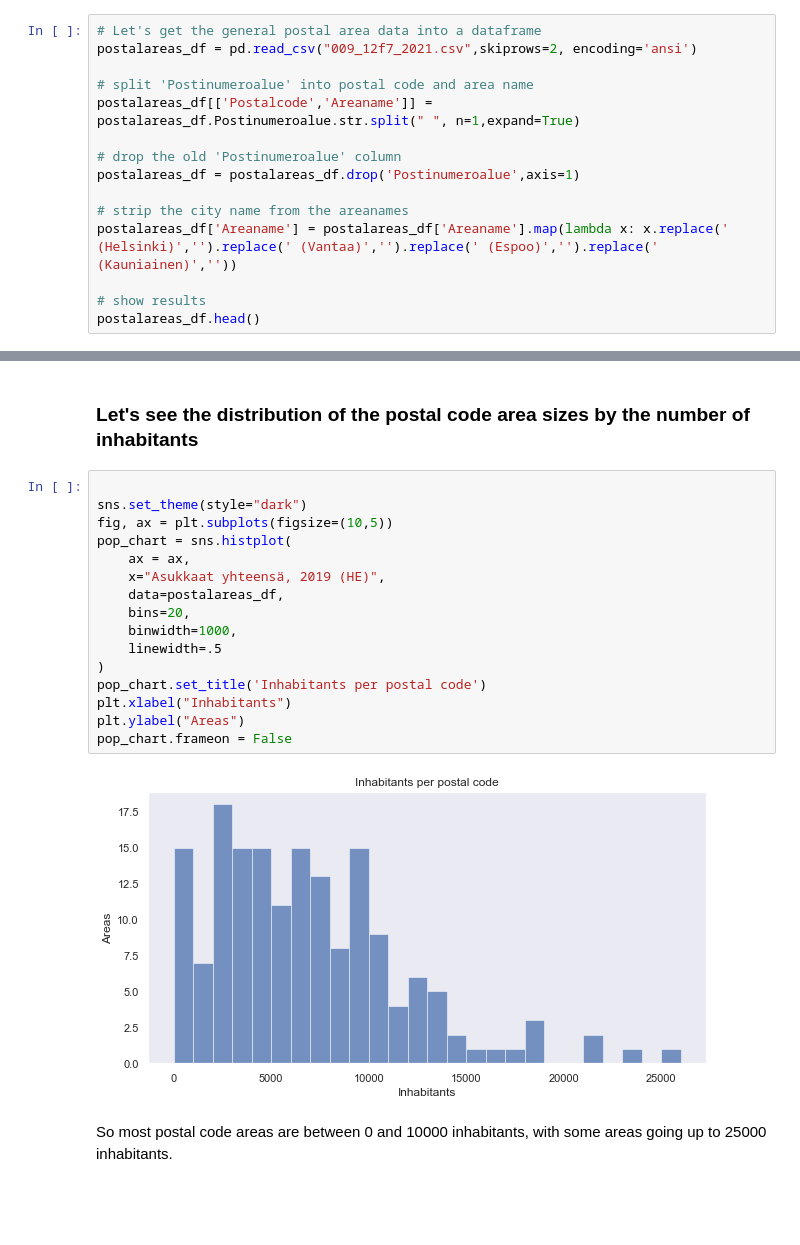
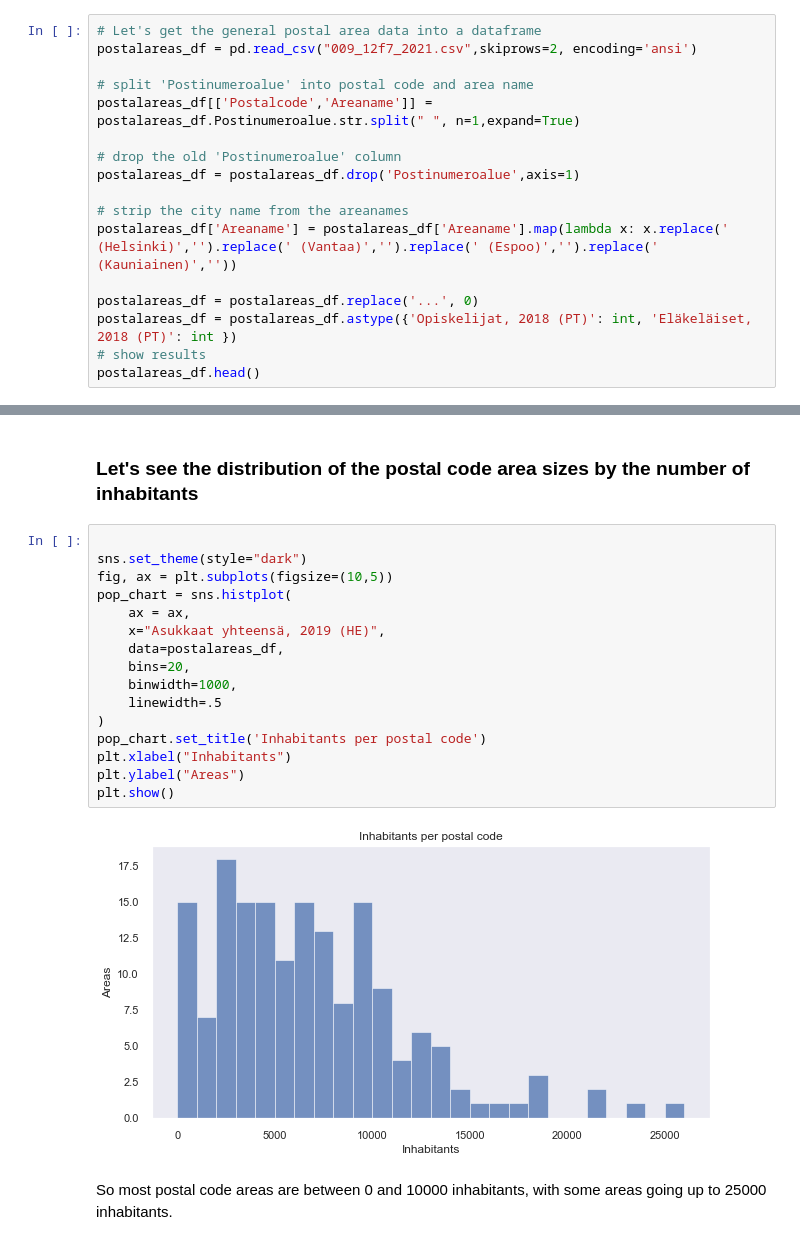
Before and after one commit to vesas/Coursera_Capstone, a Jupyter notebook: capstone/goodcoffee.ipynb, the cells around one changed output, grey strips where cells are left out. Saved outputs shown, nothing was run; the diff lists cells and outputs as text; blank space fills up the shorter version.

```diff
--- a/capstone/goodcoffee.ipynb
+++ b/capstone/goodcoffee.ipynb
@@ -64,6 +64,8 @@ postalareas_df = postalareas_df.drop('Postinumeroalue',axis=1)
 # strip the city name from the areanames
 postalareas_df['Areaname'] = postalareas_df['Areaname'].map(lambda x: x.replace(' (Helsinki)','').replace(' (Vantaa)','').replace(' (Espoo)','').replace(' (Kauniainen)',''))
 
+postalareas_df = postalareas_df.replace('...', 0)
+postalareas_df = postalareas_df.astype({'Opiskelijat, 2018 (PT)': int, 'Eläkeläiset, 2018 (PT)': int })
 # show results
 postalareas_df.head()
 # %% [output]
@@ -84,21 +86,21 @@ Count of postal code areas is 168
 # %%
 
 sns.set_theme(style="dark")
 fig, ax = plt.subplots(figsize=(10,5))
 pop_chart = sns.histplot(
     ax = ax,
     x="Asukkaat yhteensä, 2019 (HE)",
     data=postalareas_df,
     bins=20,
     binwidth=1000,
     linewidth=.5
 )
 pop_chart.set_title('Inhabitants per postal code')
 plt.xlabel("Inhabitants")
 plt.ylabel("Areas")
-pop_chart.frameon = False
+plt.show()
 # %% [output]
-[figure, old version]
+[figure, new version]
 # %% [markdown]
 So most postal code areas are between 0 and 10000 inhabitants, with some areas going up to 25000 inhabitants.
 # %%
```
Also changed, not shown: parts of 19 cells of this notebook.
